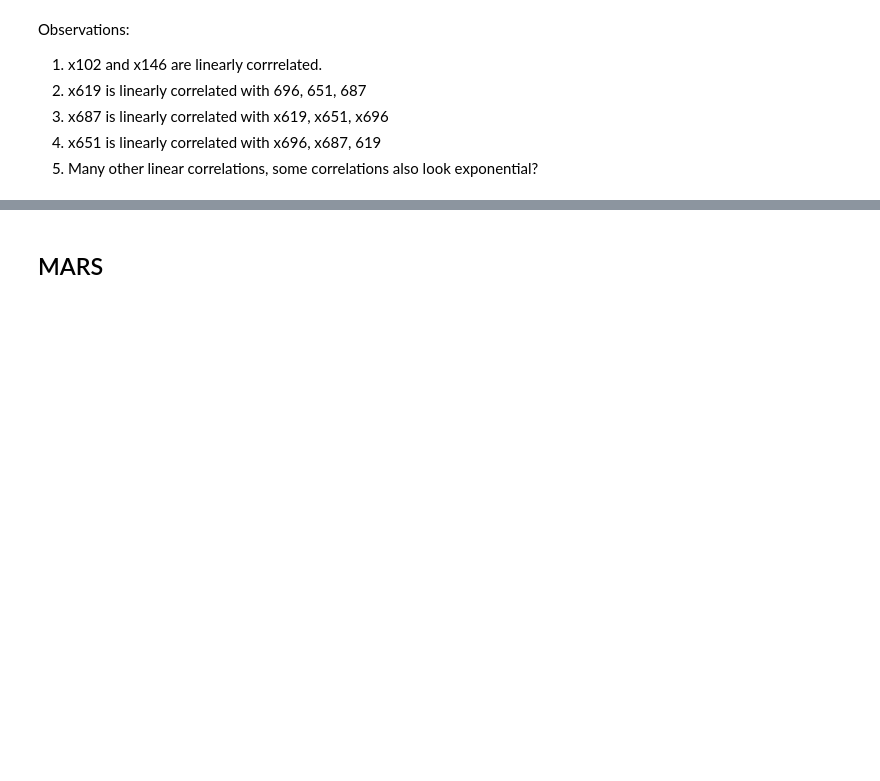
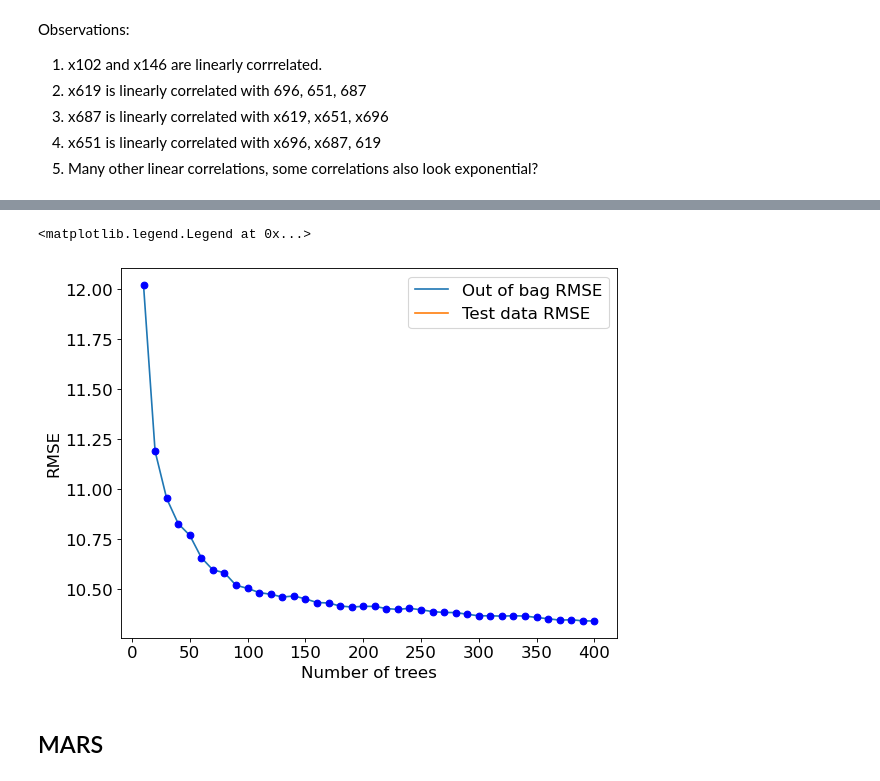
Before and after one commit to snookgum/stat390, a Jupyter notebook: Kaggle (Ashley)/Stat 390 Kaggle Prediction (Ashley).ipynb, the cells around one changed output, grey strips where cells are left out. Drawn from its saved outputs; the diff is of its cells as text; code cells hidden in the pictures; blank space fills up the shorter version.

```diff
--- a/Kaggle (Ashley)/Stat 390 Kaggle Prediction (Ashley).ipynb
+++ b/Kaggle (Ashley)/Stat 390 Kaggle Prediction (Ashley).ipynb
@@ -86,0 +191,13 @@ X = X.drop('y', axis = 1)
+# %%
+# rmse
+plt.rcParams.update({'font.size': 15})
+plt.figure(figsize=(8, 6), dpi=80)
+plt.plot(oob_rmse.keys(),oob_rmse.values(),label = 'Out of bag RMSE')
+plt.plot(oob_rmse.keys(),oob_rmse.values(),'o',color = 'blue')
+plt.plot(test_rmse.keys(),test_rmse.values(), label = 'Test data RMSE')
+plt.xlabel('Number of trees')
+plt.ylabel('RMSE')
+plt.legend()
+# %% [output]
+<matplotlib.legend.Legend at 0x...>
+[figure, added]
```
Also changed, not shown: parts of 52 cells of this notebook, 2 other files.
